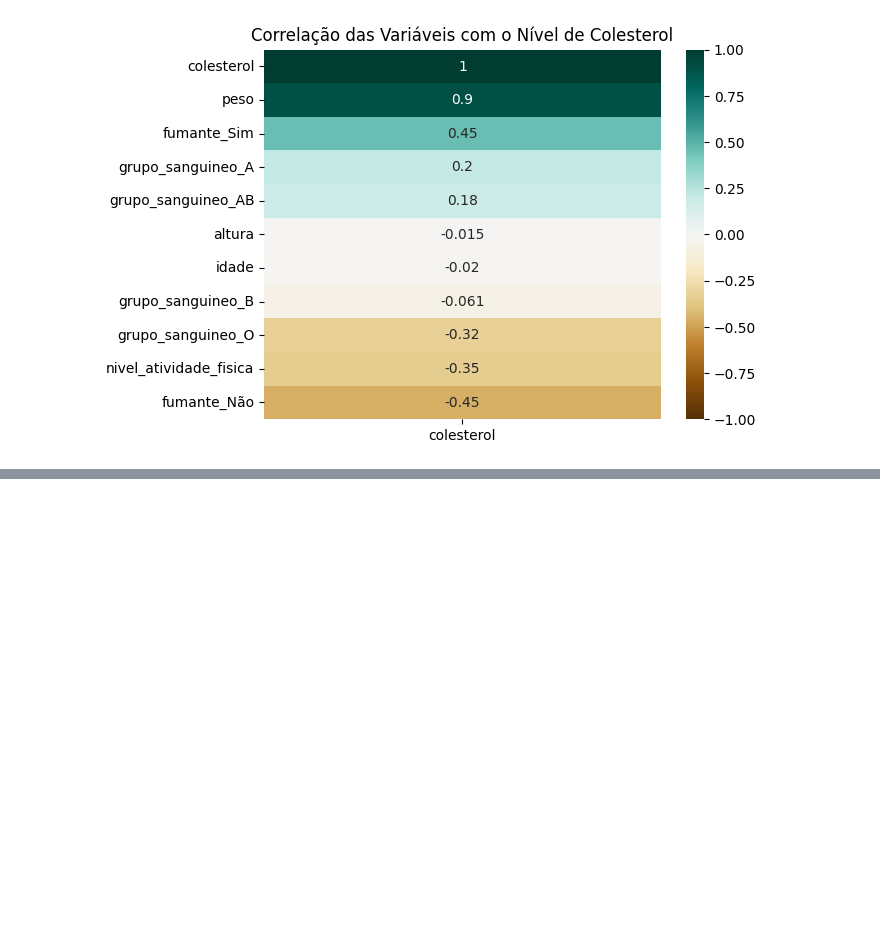
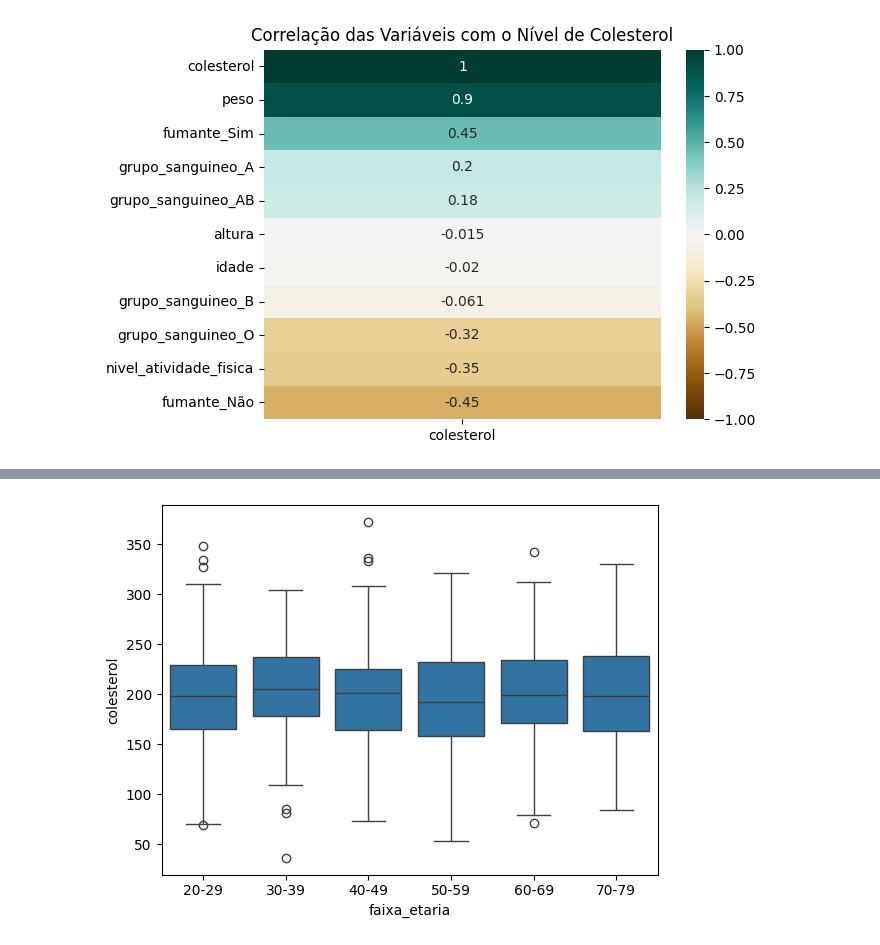
Before and after one commit to claitonneri/regressao_linear_multipla, a Jupyter notebook: modelo_colesterol.ipynb, the cells around one changed output, grey strips where cells are left out. Drawn from its saved outputs; the diff is of its cells as text; code cells hidden in the pictures; blank space fills up the shorter version.

```diff
--- a/modelo_colesterol.ipynb
+++ b/modelo_colesterol.ipynb
@@ -260,3 +260,10 @@ plt.title('Correlação das Variáveis com o Nível de Colesterol')
 plt.show()
 # %% [output]
 [figure]
+# %%
+# Bucketing
+# Atualmente o DataFrame possui range de idade de 20 - 79 anos.
+bins_idade = [20, 30, 40, 50, 60, 70, 80]
+labels_idade = ['20-29', '30-39', '40-49', '50-59', '60-69', '70-79']
+df_colesterol_bucketing['faixa_etaria'] = pd.cut(x=df_colesterol_bucketing['idade'],
+                                                 bins=bins_idade, labels=labels_idade, include_lowest=True)
@@ -262,0 +284,5 @@ plt.show()
+# %%
+sns.boxplot(data=df_colesterol_bucketing, x='faixa_etaria', y='colesterol')
+plt.show()
+# %% [output]
+[figure, added]
```
Also changed, not shown: parts of 4 cells of this notebook.
